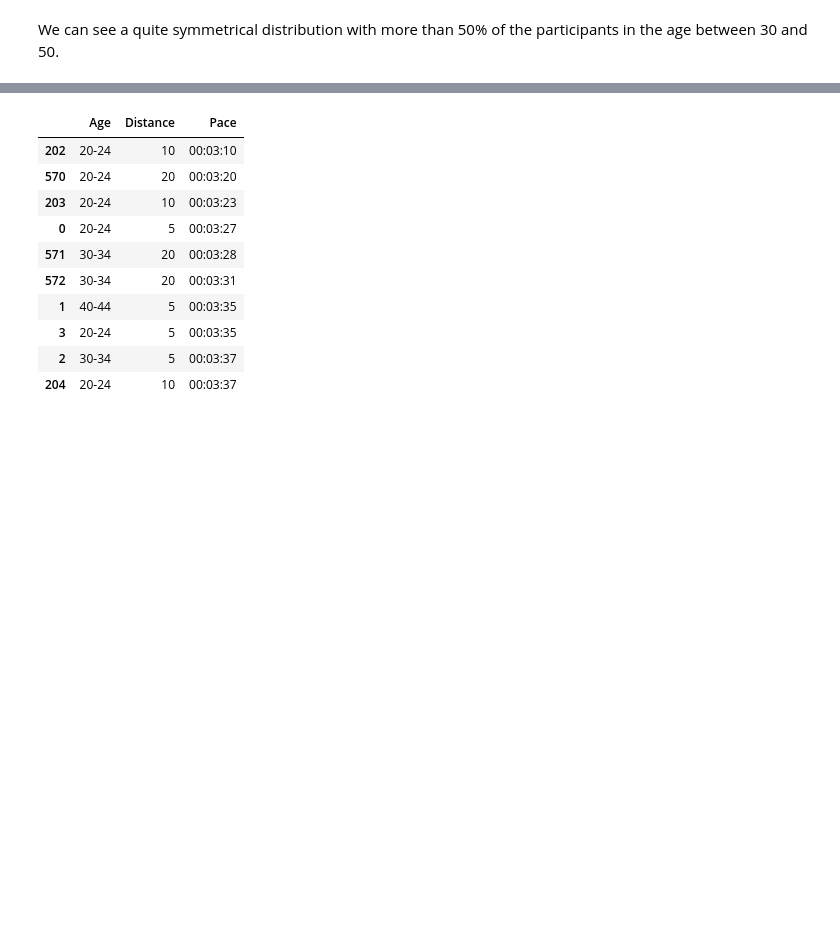
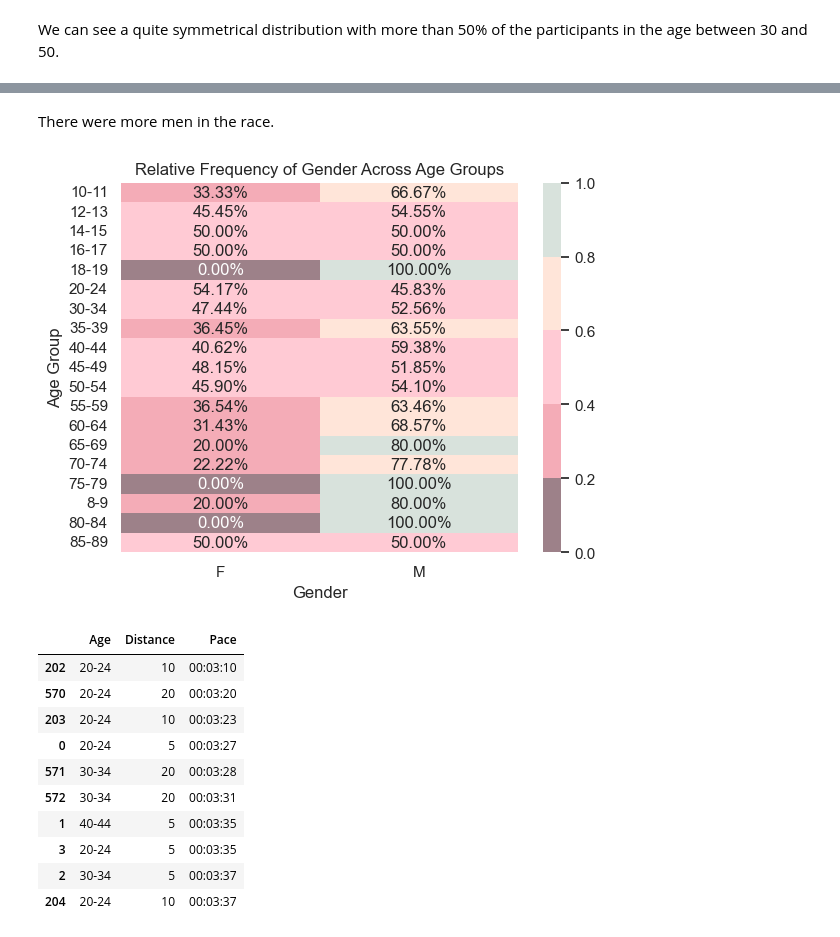
Before and after one commit to scheinmensch/Plaenterwaldlauf, a Jupyter notebook: Analysis.ipynb, the cells around one changed output, grey strips where cells are left out. Saved outputs shown, nothing was run; the diff lists cells and outputs as text; code cells hidden in the pictures; blank space fills up the shorter version.

```diff
--- a/Analysis.ipynb
+++ b/Analysis.ipynb
@@ -222,3 +240,19 @@ We can see a quite symmetrical distribution with more than 50% of the participan
+# %% [markdown]
+There were more men in the race.
+# %%
+pivot_table = data.pivot_table(index='Age', columns='Gender', aggfunc='size', fill_value=0)
+
+pivot_table = pivot_table.div(pivot_table.sum(axis=1), axis=0)
+
+sns.heatmap(pivot_table, cmap=c_pal, annot=True, fmt=".2%", cbar=True)
+
+plt.title('Relative Frequency of Gender Across Age Groups')
+plt.xlabel('Gender')
+plt.ylabel('Age Group')
+
+plt.show()
+# %% [output]
+[figure, added]
 # %%
 top_pace = data[['Age', 'Distance', 'Pace']].sort_values(by='Pace').head(10)
 top_pace
```
Also changed, not shown: parts of 2 cells of this notebook, 1 other file.
